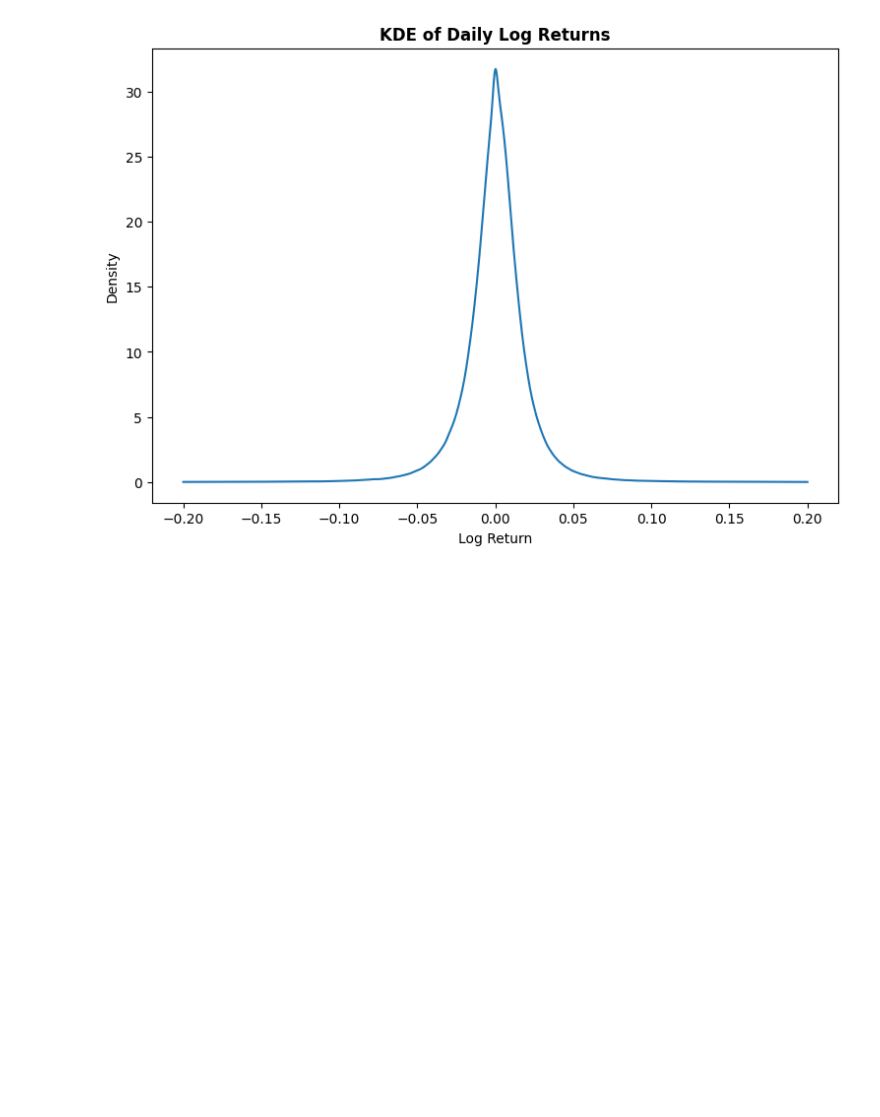
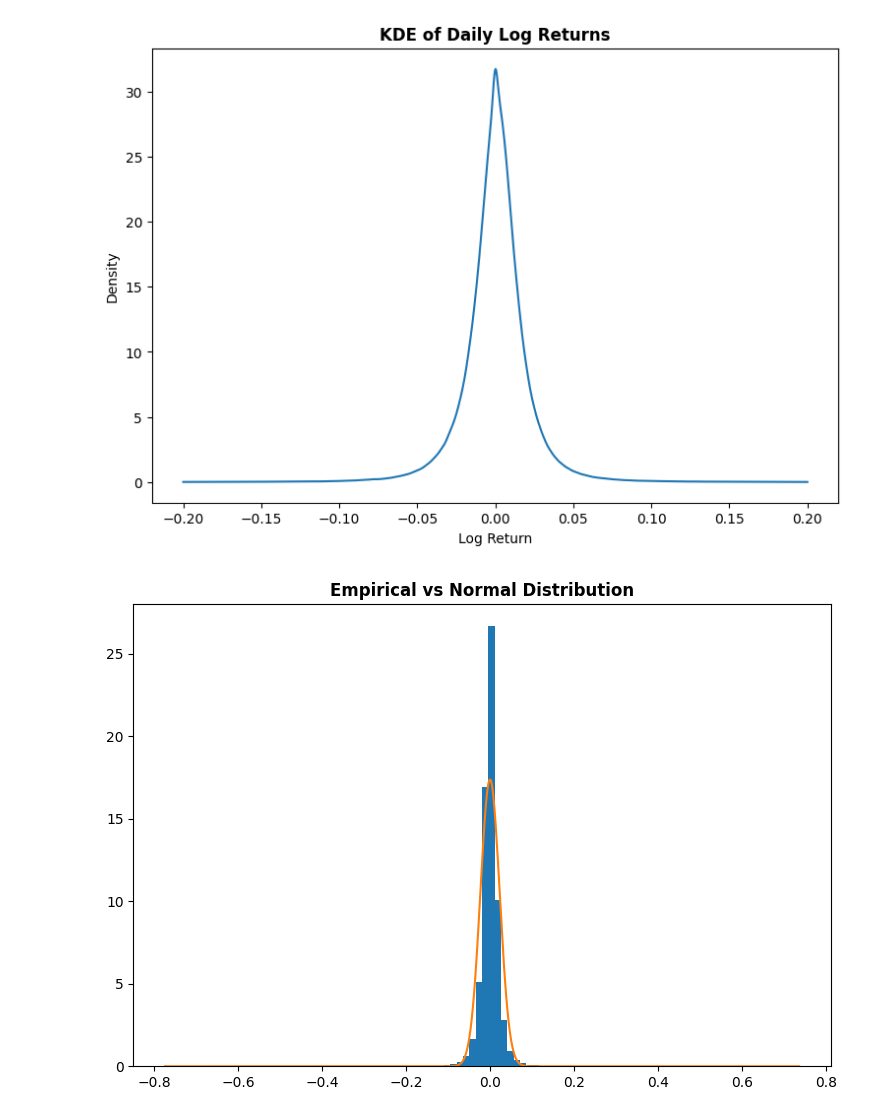
Before and after one commit to gorkemyencak/stock-volatility-time-series-analysis, a Jupyter notebook: main.ipynb, the cells around one changed output. Cells and saved outputs as stored; diff of their text form; code cells hidden in the pictures; blank space fills up the shorter version.

```diff
--- a/main.ipynb
+++ b/main.ipynb
@@ -310,4 +313,24 @@ for ticker, df in feature_data.items():
     feature_data[ticker] = df[df['log_return_1d'].abs() < 1]
 # %%
 # Visuaizing Normal vs. Empirical distribution of returns
+returns = feature_data_df['log_return_1d'].copy()
 x = np.linspace(returns.min(), returns.max(), 1000)
+
+plt.figure(figsize=(9,6))
+plt.hist(
+    returns,
+    bins = 100,
+    density = True
+)
+plt.plot(
+    x,
+    norm.pdf(
+        x,
+        returns.mean(),
+        returns.std()
+    )
+)
+plt.title('Empirical vs Normal Distribution', fontweight = 'bold')
+plt.show()
+# %% [output]
+[figure, added]
```
Also changed, not shown: parts of 16 cells of this notebook, 1 other file.
